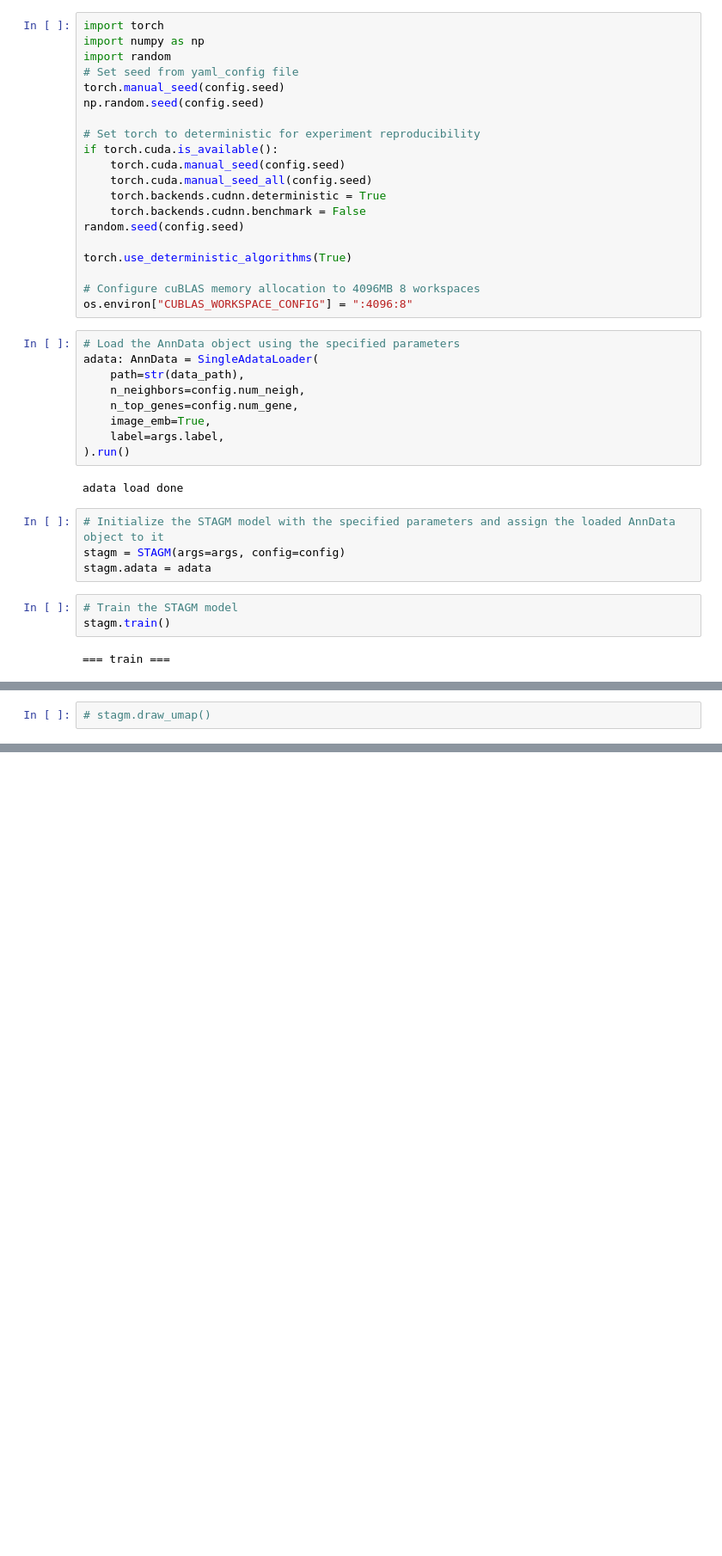
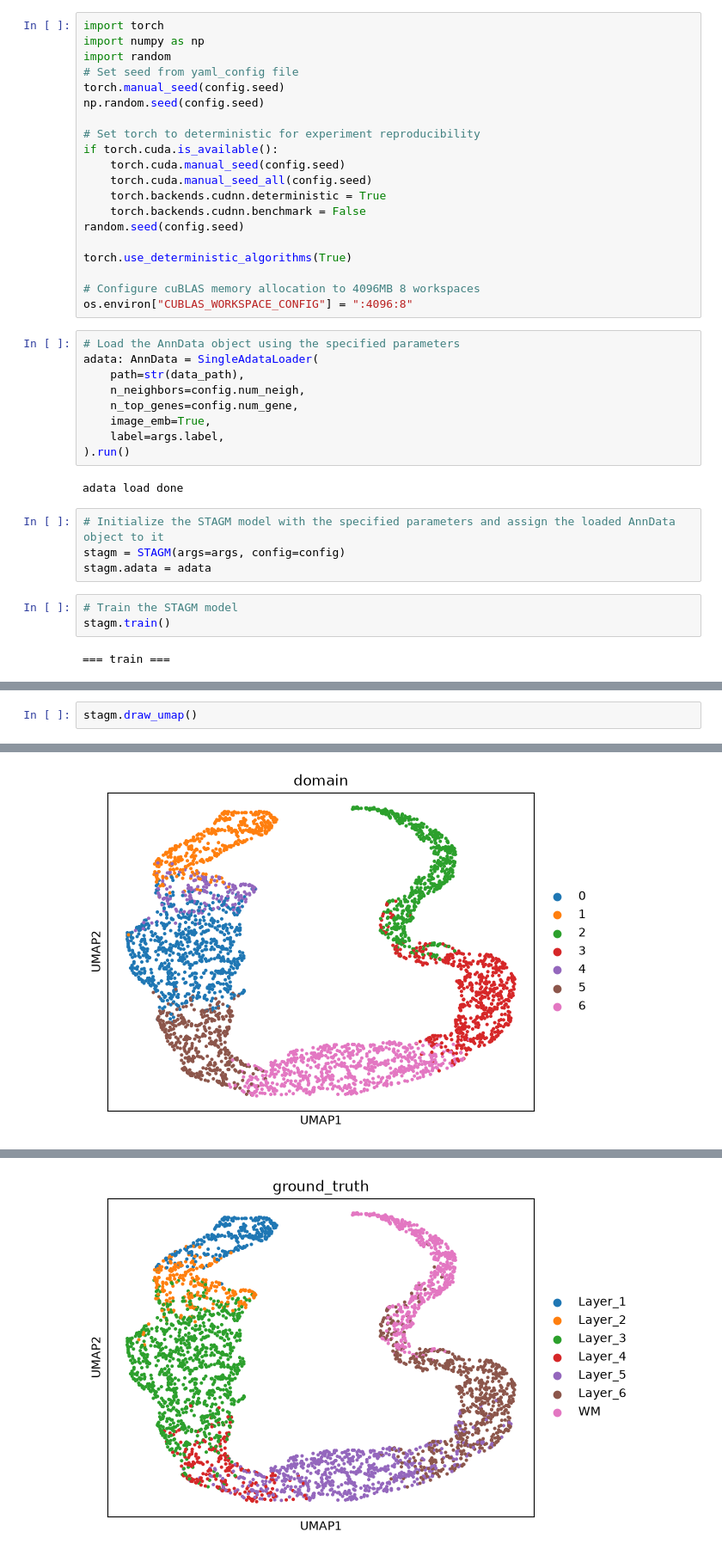
Before and after one commit to Guminola/STAGM, a Jupyter notebook: Test-1.ipynb, the cells around one changed output, grey strips where cells are left out. Shown at 86% size. Saved outputs shown, nothing was run; the diff lists cells and outputs as text; blank space fills up the shorter version.

```diff
--- a/Test-1.ipynb
+++ b/Test-1.ipynb
@@ -128,2 +130,3 @@ NMI: 0.6853053279871074
 # %%
-# stagm.draw_umap()
+stagm.draw_umap()
+# %% [output]
@@ -129,0 +135 @@ NMI: 0.6853053279871074
+[figure, added]
@@ -129,0 +137 @@ NMI: 0.6853053279871074
+[figure, added]
```
Also changed, not shown: parts of 6 cells of this notebook.
